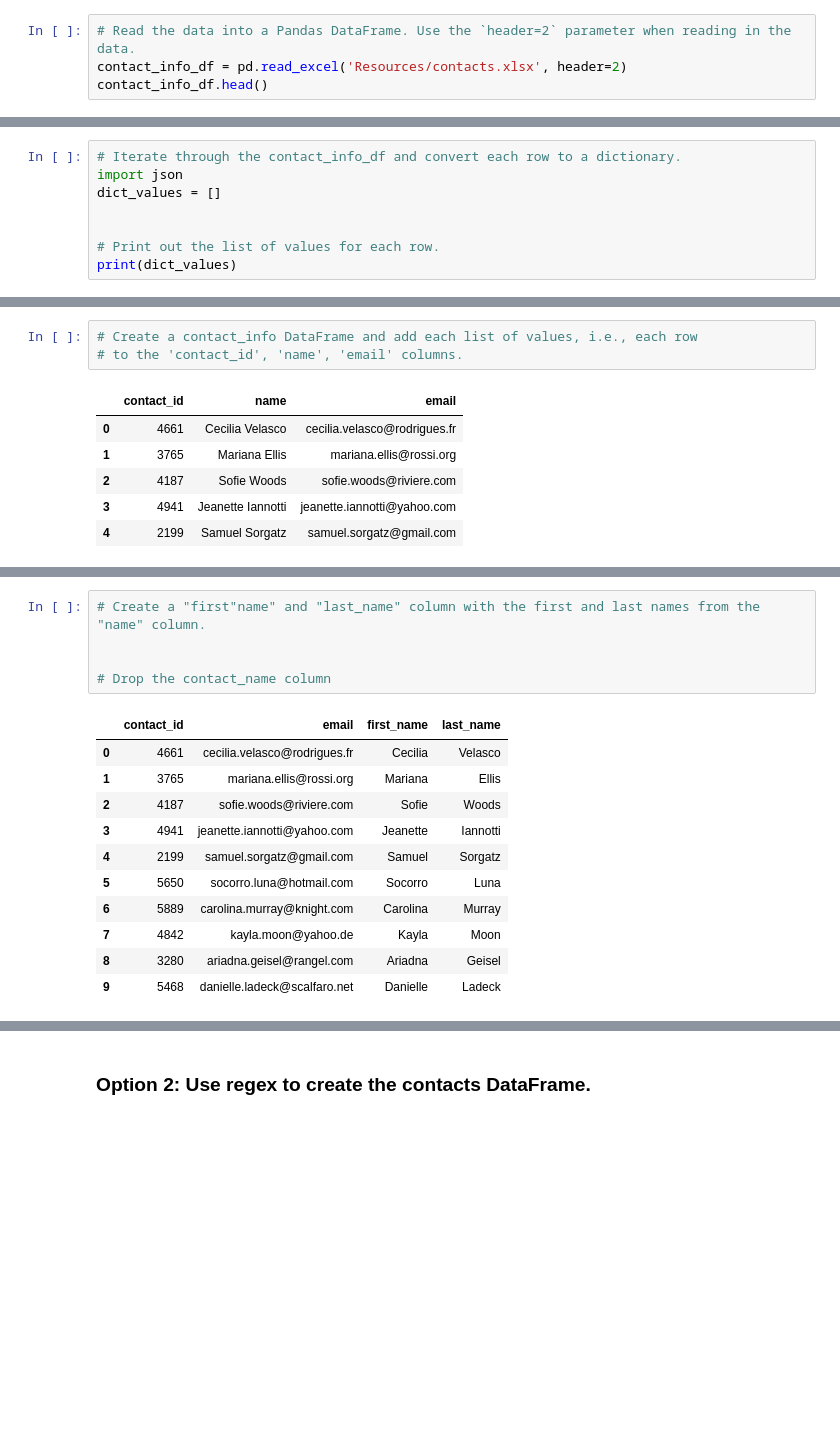
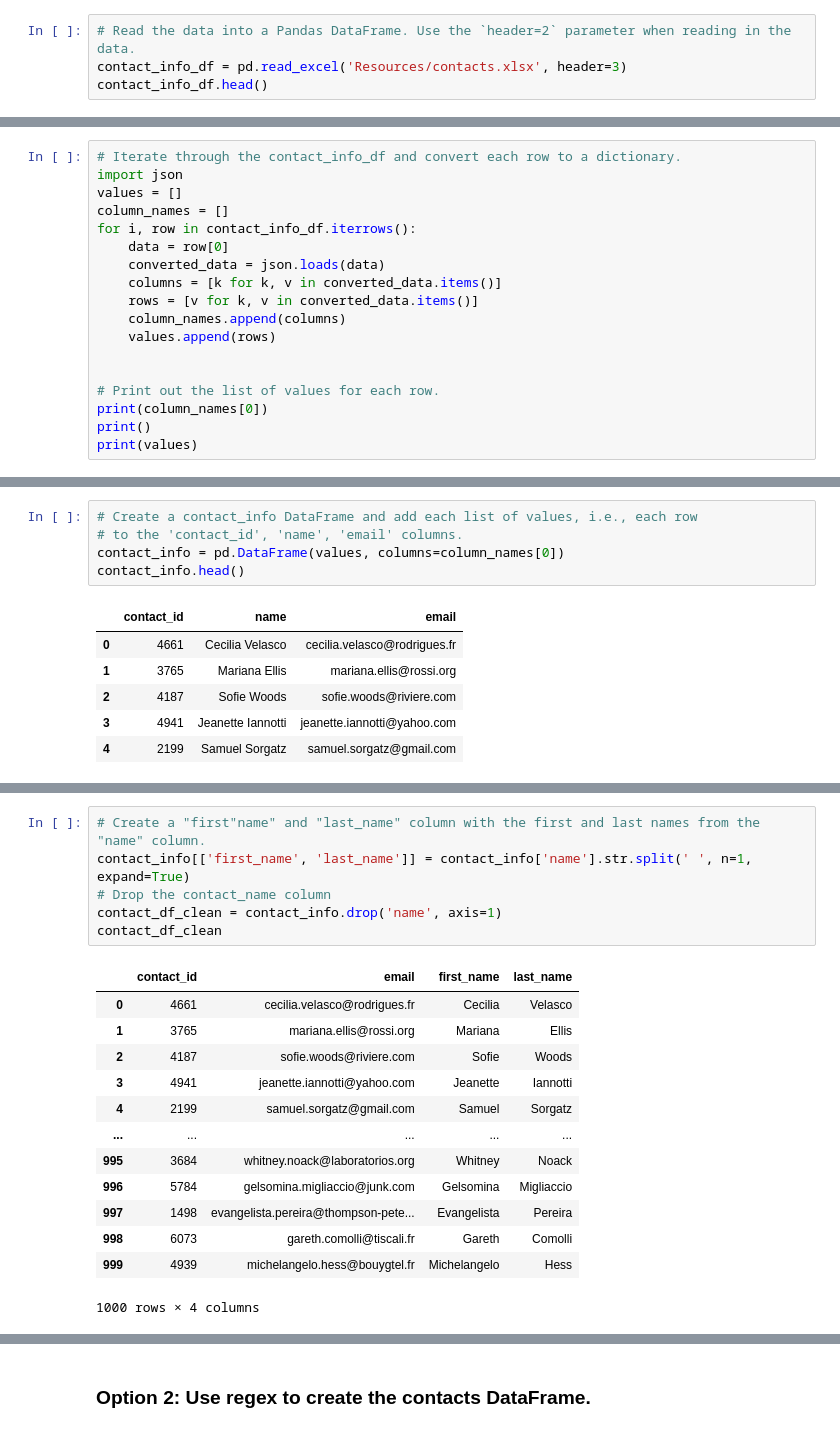
Before and after one commit to claytonstewart40/Crowdfunding_ETL, a Jupyter notebook: Starter_Files/ETL_Mini_Project_DGooch.ipynb, the cells around one changed output, grey strips where cells are left out. Cells and saved outputs as stored; diff of their text form; blank space fills up the shorter version.

Commit message:
Finished contacts cleaned dataframe

```diff
--- a/Starter_Files/ETL_Mini_Project_DGooch.ipynb
+++ b/Starter_Files/ETL_Mini_Project_DGooch.ipynb
@@ -339,7 +339,7 @@ campaign_cleaned.to_csv("Resources/campaign.csv", index=False)
 ### Extract the contacts.xlsx Data.
 # %%
 # Read the data into a Pandas DataFrame. Use the `header=2` parameter when reading in the data.
-contact_info_df = pd.read_excel('Resources/contacts.xlsx', header=2)
+contact_info_df = pd.read_excel('Resources/contacts.xlsx', header=3)
 contact_info_df.head()
 # %% [output]
 |  | contact_info |
@@ -363,9 +374,19 @@ Then export the DataFrame as a `contacts.csv` CSV file.
 # %%
 # Iterate through the contact_info_df and convert each row to a dictionary.
 import json
-dict_values = []
+values = []
+column_names = []
+for i, row in contact_info_df.iterrows():
+    data = row[0]
+    converted_data = json.loads(data)
+    columns = [k for k, v in converted_data.items()]
+    rows = [v for k, v in converted_data.items()]
+    column_names.append(columns)
+    values.append(rows)
 
 
 # Print out the list of values for each row.
-print(dict_values)
+print(column_names[0])
+print()
+print(values)
 # %% [output]
@@ -373,6 +396,8 @@ print(dict_values)
 # %%
 # Create a contact_info DataFrame and add each list of values, i.e., each row
 # to the 'contact_id', 'name', 'email' columns.
+contact_info = pd.DataFrame(values, columns=column_names[0])
+contact_info.head()
 # %% [output]
 |  | contact_id | name | email |
 | 0 | 4661 | Cecilia Velasco | cecilia.velasco@rodrigues.fr |
@@ -395,20 +421,23 @@ dtypes: int64(1), object(2)
 memory usage: 23.6+ KB
 # %%
 # Create a "first"name" and "last_name" column with the first and last names from the "name" column.
-
-
+contact_info[['first_name', 'last_name']] = contact_info['name'].str.split(' ', n=1, expand=True)
 # Drop the contact_name column
+contact_df_clean = contact_info.drop('name', axis=1)
+contact_df_clean
 # %% [output]
 |  | contact_id | email | first_name | last_name |
 | 0 | 4661 | cecilia.velasco@rodrigues.fr | Cecilia | Velasco |
 | 1 | 3765 | mariana.ellis@rossi.org | Mariana | Ellis |
 | 2 | 4187 | sofie.woods@riviere.com | Sofie | Woods |
 | 3 | 4941 | jeanette.iannotti@yahoo.com | Jeanette | Iannotti |
 | 4 | 2199 | samuel.sorgatz@gmail.com | Samuel | Sorgatz |
-| 5 | 5650 | socorro.luna@hotmail.com | Socorro | Luna |
-| 6 | 5889 | carolina.murray@knight.com | Carolina | Murray |
-| 7 | 4842 | kayla.moon@yahoo.de | Kayla | Moon |
-| 8 | 3280 | ariadna.geisel@rangel.com | Ariadna | Geisel |
-| 9 | 5468 | danielle.ladeck@scalfaro.net | Danielle | Ladeck |
+| ... | ... | ... | ... | ... |
+| 995 | 3684 | whitney.noack@laboratorios.org | Whitney | Noack |
+| 996 | 5784 | gelsomina.migliaccio@junk.com | Gelsomina | Migliaccio |
+| 997 | 1498 | evangelista.pereira@thompson-pete... | Evangelista | Pereira |
+| 998 | 6073 | gareth.comolli@tiscali.fr | Gareth | Comolli |
+| 999 | 4939 | michelangelo.hess@bouygtel.fr | Michelangelo | Hess |
+1000 rows × 4 columns
 # %%
 # Reorder the columns
```
Also changed, not shown: parts of 6 cells of this notebook, 1 other file.
